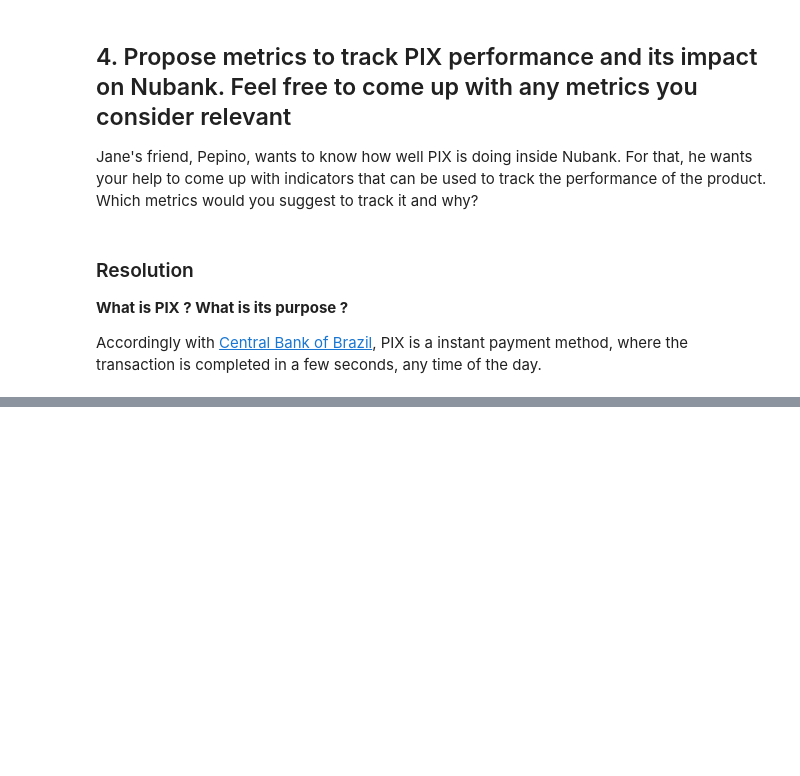
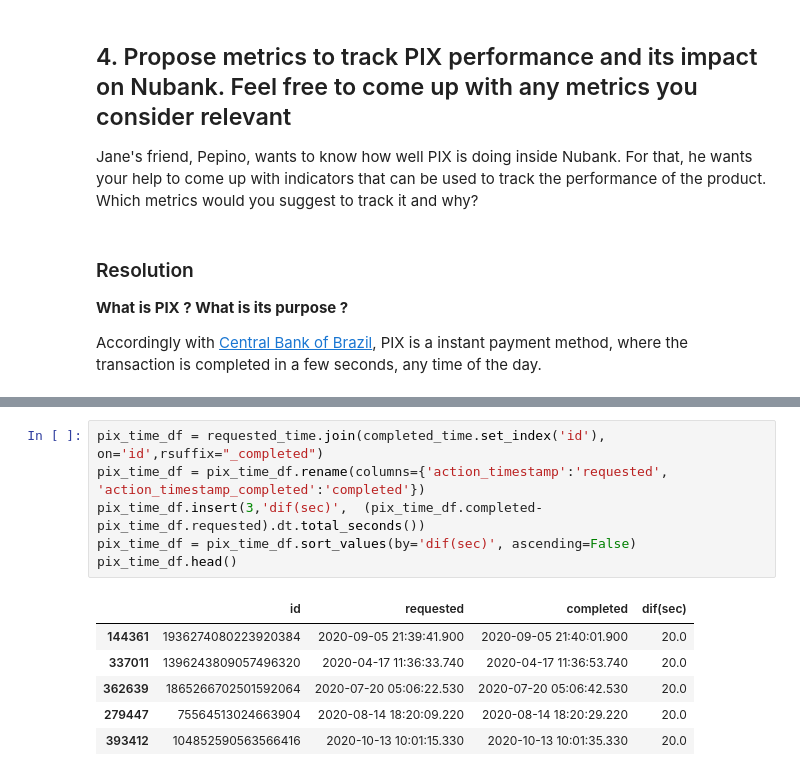
Before and after one commit to fpmacedo/Nubank-Analytics-Engineer-Case, a Jupyter notebook: etl.ipynb, the cells around one changed output, grey strips where cells are left out. Saved outputs shown, nothing was run; the diff lists cells and outputs as text; blank space fills up the shorter version.

```diff
--- a/etl.ipynb
+++ b/etl.ipynb
@@ -532,0 +532,13 @@ time_new.head()
+# %%
+pix_time_df = requested_time.join(completed_time.set_index('id'), on='id',rsuffix="_completed")
+pix_time_df = pix_time_df.rename(columns={'action_timestamp':'requested', 'action_timestamp_completed':'completed'})
+pix_time_df.insert(3,'dif(sec)',  (pix_time_df.completed-pix_time_df.requested).dt.total_seconds())
+pix_time_df = pix_time_df.sort_values(by='dif(sec)', ascending=False)
+pix_time_df.head()
+# %% [output]
+|  | id | requested | completed | dif(sec) |
+| 144361 | 1936274080223920384 | 2020-09-05 21:39:41.900 | 2020-09-05 21:40:01.900 | 20.0 |
+| 337011 | 1396243809057496320 | 2020-04-17 11:36:33.740 | 2020-04-17 11:36:53.740 | 20.0 |
+| 362639 | 1865266702501592064 | 2020-07-20 05:06:22.530 | 2020-07-20 05:06:42.530 | 20.0 |
+| 279447 | 75564513024663904 | 2020-08-14 18:20:09.220 | 2020-08-14 18:20:29.220 | 20.0 |
+| 393412 | 104852590563566416 | 2020-10-13 10:01:15.330 | 2020-10-13 10:01:35.330 | 20.0 |
```
Also changed, not shown: parts of 10 cells of this notebook, 2 other files.
